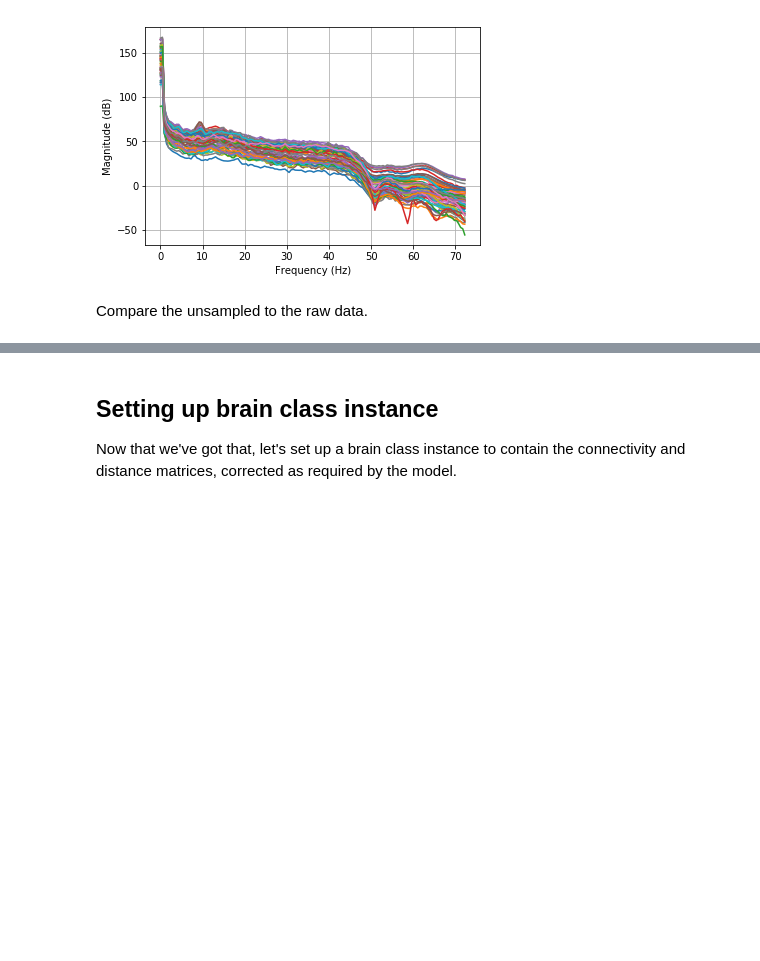
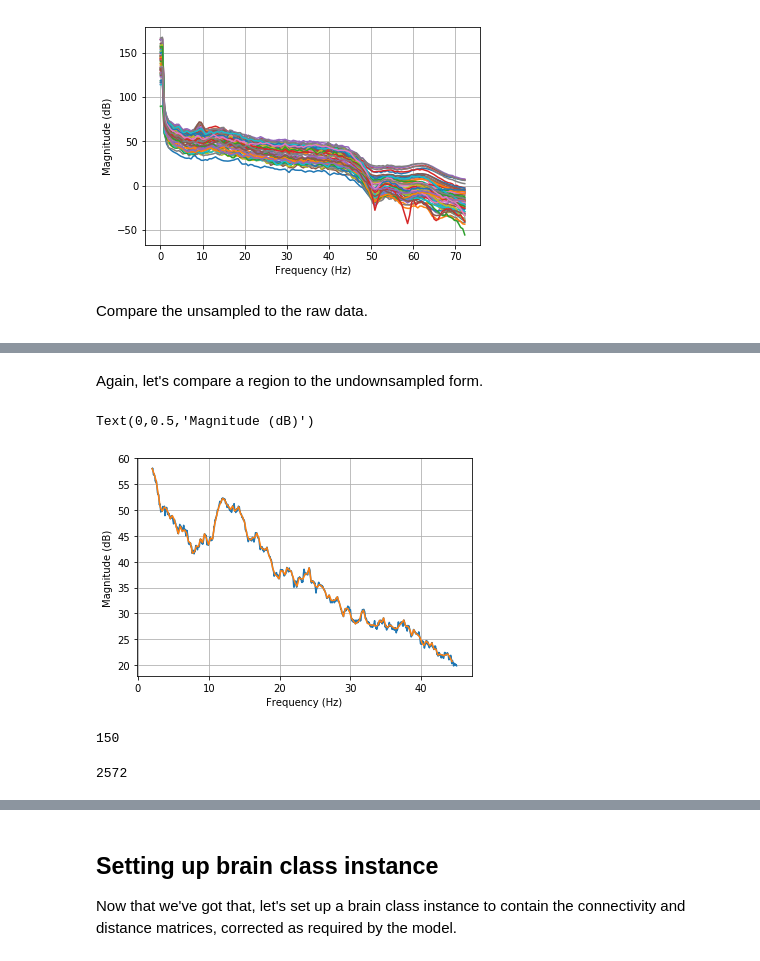
Before and after one commit to Raj-Lab-UCSF/spectrome, a Jupyter notebook: SCFC-spectral-python/SCFC/notebooks/Cost-functions.ipynb, the cells around one changed output, grey strips where cells are left out. Drawn from its saved outputs; the diff is of its cells as text; code cells hidden in the pictures; blank space fills up the shorter version.

```diff
--- a/SCFC-spectral-python/SCFC/notebooks/Cost-functions.ipynb
+++ b/SCFC-spectral-python/SCFC/notebooks/Cost-functions.ipynb
@@ -150,0 +180,21 @@ Text(0,0.5,'Magnitude (dB)')
+# %% [markdown]
+Again, let's compare a region to the undownsampled form.
+# %%
+fig6 = mpl.figure(num=5, figsize = (6,4))
+mpl.plot(fnew,functions.mag2db(newdata['LHbankssts']))
+mpl.plot(newf,functions.mag2db(downsample['LHbankssts']))
+
+mpl.grid(True)
+mpl.xlabel('Frequency (Hz)')
+mpl.ylabel('Magnitude (dB)')
+# %% [output]
+Text(0,0.5,'Magnitude (dB)')
+[figure, added]
+# %%
+len(downsample['LHbankssts'])
+# %% [output]
+150
+# %%
+len(newdata['LHbankssts'])
+# %% [output]
+2572
```
Also changed, not shown: parts of 8 cells of this notebook.
